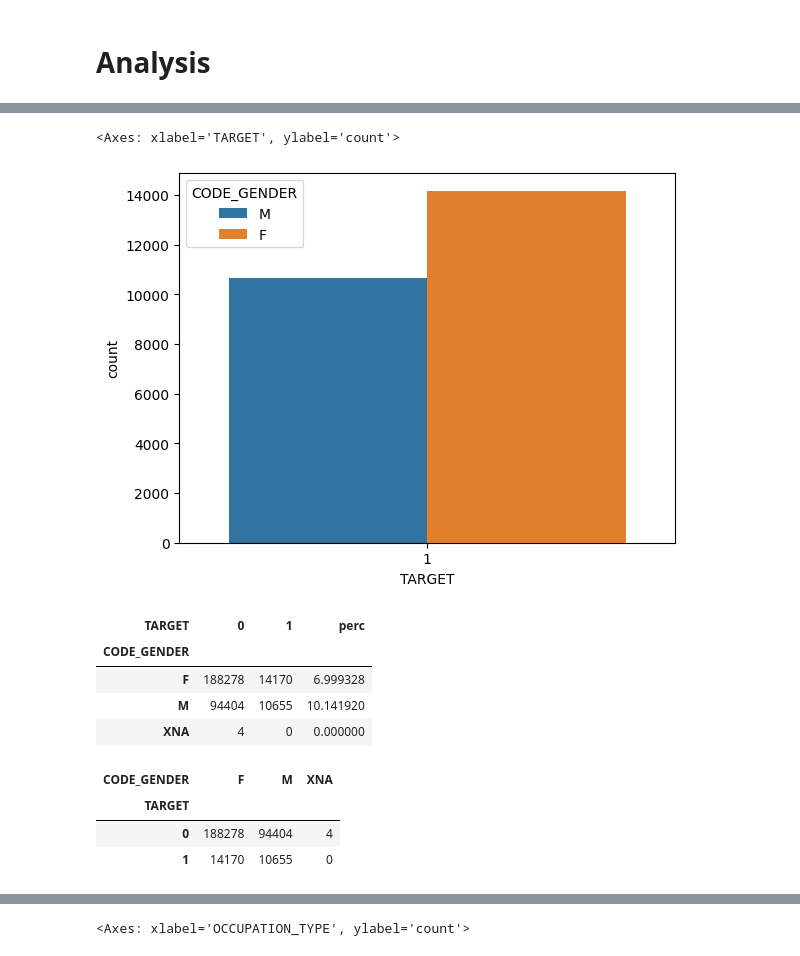
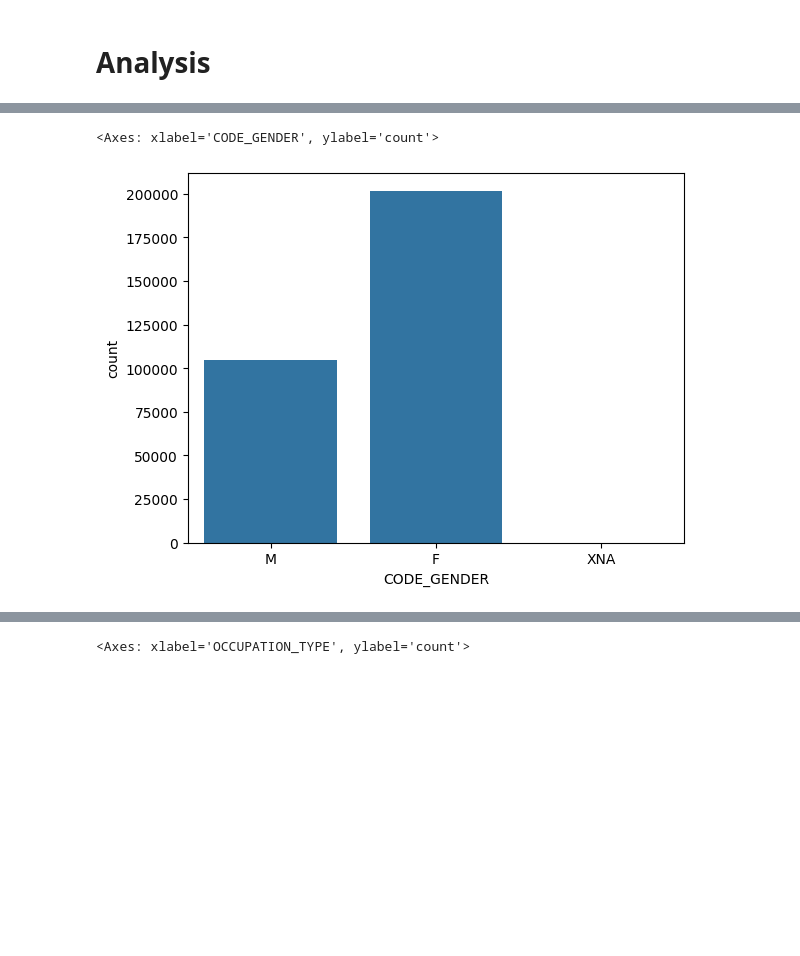
Before and after one commit to AayushParab44/240840325001_EDA_Statistics_Exam, a Jupyter notebook: 240840325001_EDA_Exam.ipynb, the cells around one changed output, grey strips where cells are left out. Cells and saved outputs as stored; diff of their text form; code cells hidden in the pictures; blank space fills up the shorter version.

```diff
--- a/240840325001_EDA_Exam.ipynb
+++ b/240840325001_EDA_Exam.ipynb
@@ -856,20 +779,0 @@ sns.countplot(data=app,x='TARGET',hue='CODE_GENDER')
-# %%
-sns.countplot(data=df1,x='TARGET',hue='CODE_GENDER')
-# %% [output]
-<Axes: xlabel='TARGET', ylabel='count'>
-[figure, removed]
-# %%
-z
-# %% [output]
-| TARGET | 0 | 1 | perc |
-| CODE_GENDER |  |  |  |
-| F | 188278 | 14170 | 6.999328 |
-| M | 94404 | 10655 | 10.141920 |
-| XNA | 4 | 0 | 0.000000 |
-# %%
-pd.crosstab(app.TARGET,app.CODE_GENDER)
-# %% [output]
-| CODE_GENDER | F | M | XNA |
-| TARGET |  |  |  |
-| 0 | 188278 | 94404 | 4 |
-| 1 | 14170 | 10655 | 0 |
@@ -877,0 +780,5 @@ app
+# %%
+sns.countplot(data=app,x='CODE_GENDER') #Shows that there are more number of females than males and XNA in the dataset.
+# %% [output]
+<Axes: xlabel='CODE_GENDER', ylabel='count'>
+[figure, added]
```
Also changed, not shown: parts of 64 cells of this notebook.
